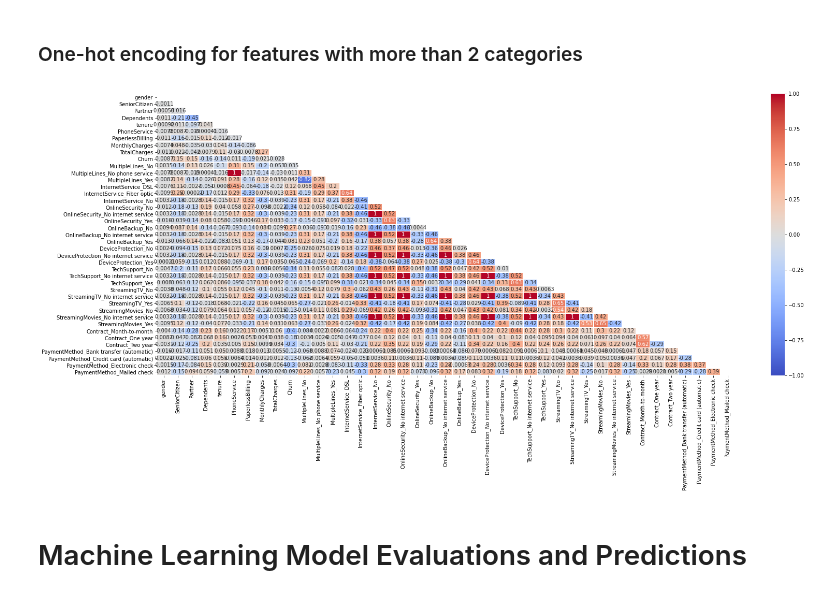
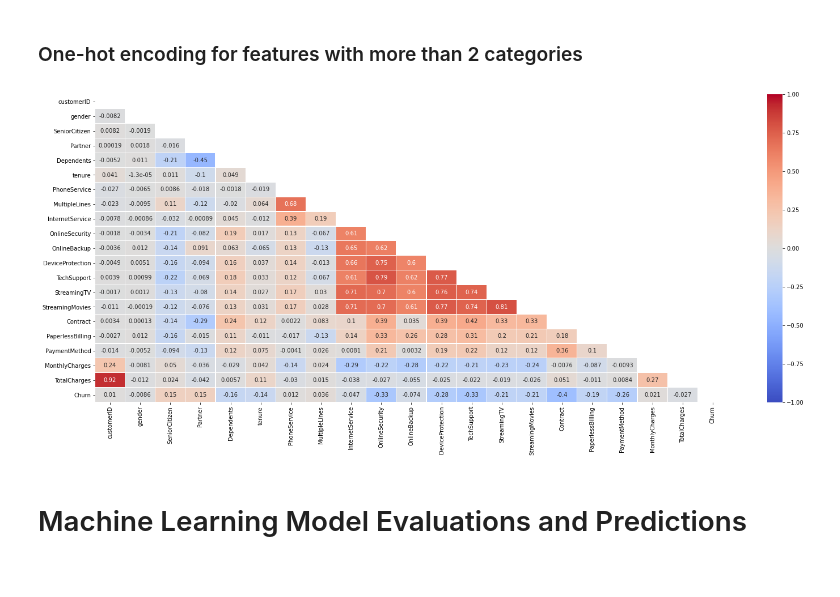
Before and after one commit to amrali21/Customer-Churn-Prediction-Python, a Jupyter notebook: notebook/Customer Churn Prediction.ipynb, the cells around one changed output. Drawn from its saved outputs; the diff is of its cells as text; code cells hidden in the pictures.

```diff
--- a/notebook/Customer Churn Prediction.ipynb
+++ b/notebook/Customer Churn Prediction.ipynb
@@ -29,4 +33,4 @@ from sklearn.metrics import roc_curve
 from matplotlib import pyplot
 from sklearn.metrics import confusion_matrix,precision_score, recall_score,f1_score
 # %%
-telecom_cust = pd.read_csv('WA_Fn-UseC_-Telco-Customer-Churn.csv')
+telecom_cust = pd.read_csv('../data/WA_Fn-UseC_-Telco-Customer-Churn.csv')
@@ -197,10 +276,10 @@ print()
 # %%
 plt.figure(figsize=(25, 10))
 
-corr = df_dummies.apply(lambda x: pd.factorize(x)[0]).corr()
+corr = telecom_cust.apply(lambda x: pd.factorize(x)[0]).corr()
 
 mask = np.triu(np.ones_like(corr, dtype=bool))
 
 ax = sns.heatmap(corr, mask=mask, xticklabels=corr.columns, yticklabels=corr.columns, annot=True, linewidths=.2, cmap='coolwarm', vmin=-1, vmax=1)
 # %% [output]
-[figure, old version]
+[figure, new version]
```
Also changed, not shown: parts of 76 cells of this notebook.
